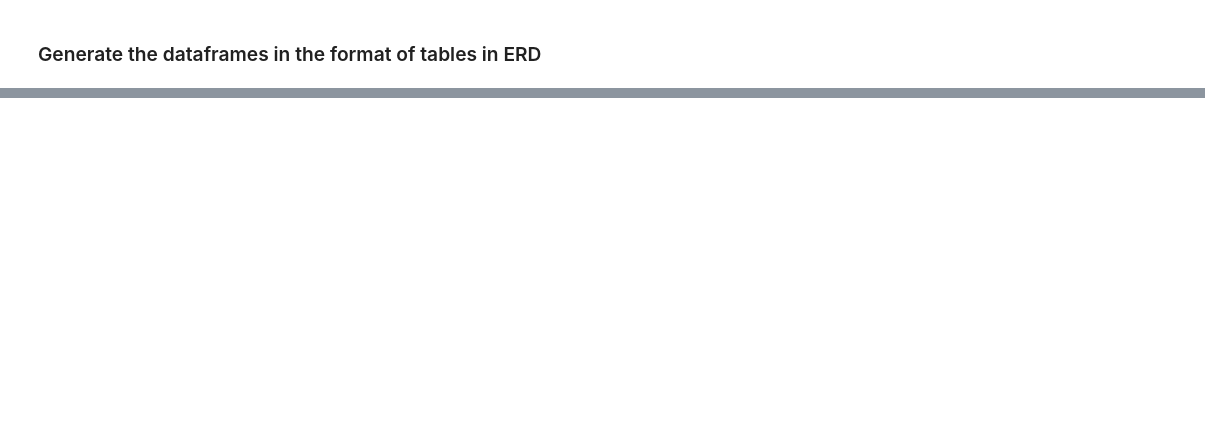
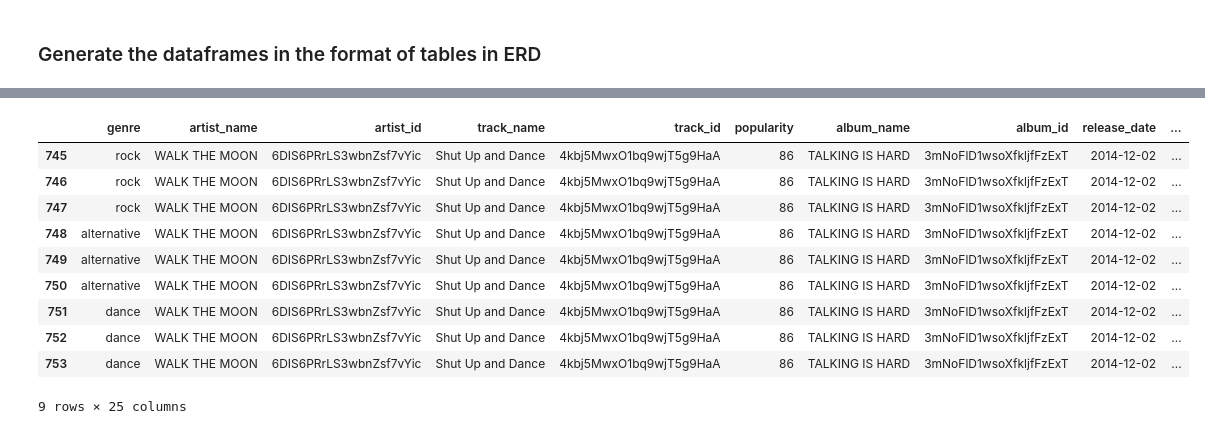
Before and after one commit to SOKAJ-7/M20---Group_11_Project, a Jupyter notebook: data_retrieval_using_Spotipy.ipynb, the cells around one changed output, grey strips where cells are left out. Drawn from its saved outputs; the diff is of its cells as text; code cells hidden in the pictures; blank space fills up the shorter version.

```diff
--- a/data_retrieval_using_Spotipy.ipynb
+++ b/data_retrieval_using_Spotipy.ipynb
@@ -378,0 +454,15 @@ df_all
+# %%
+# the same check with the same multiply-classified song now has 3 instances per genre.
+df_all[df_all['track_natural_key'] == 'WALK THE MOON_Shut Up and Dance']
+# %% [output]
+|  | genre | artist_name | artist_id | track_name | track_id | popularity | album_name | album_id | release_date | ... |
+| 745 | rock | WALK THE MOON | 6DIS6PRrLS3wbnZsf7vYic | Shut Up and Dance | 4kbj5MwxO1bq9wjT5g9HaA | 86 | TALKING IS HARD | 3mNoFlD1wsoXfkljfFzExT | 2014-12-02 | ... |
+| 746 | rock | WALK THE MOON | 6DIS6PRrLS3wbnZsf7vYic | Shut Up and Dance | 4kbj5MwxO1bq9wjT5g9HaA | 86 | TALKING IS HARD | 3mNoFlD1wsoXfkljfFzExT | 2014-12-02 | ... |
+| 747 | rock | WALK THE MOON | 6DIS6PRrLS3wbnZsf7vYic | Shut Up and Dance | 4kbj5MwxO1bq9wjT5g9HaA | 86 | TALKING IS HARD | 3mNoFlD1wsoXfkljfFzExT | 2014-12-02 | ... |
+| 748 | alternative | WALK THE MOON | 6DIS6PRrLS3wbnZsf7vYic | Shut Up and Dance | 4kbj5MwxO1bq9wjT5g9HaA | 86 | TALKING IS HARD | 3mNoFlD1wsoXfkljfFzExT | 2014-12-02 | ... |
+| 749 | alternative | WALK THE MOON | 6DIS6PRrLS3wbnZsf7vYic | Shut Up and Dance | 4kbj5MwxO1bq9wjT5g9HaA | 86 | TALKING IS HARD | 3mNoFlD1wsoXfkljfFzExT | 2014-12-02 | ... |
+| 750 | alternative | WALK THE MOON | 6DIS6PRrLS3wbnZsf7vYic | Shut Up and Dance | 4kbj5MwxO1bq9wjT5g9HaA | 86 | TALKING IS HARD | 3mNoFlD1wsoXfkljfFzExT | 2014-12-02 | ... |
+| 751 | dance | WALK THE MOON | 6DIS6PRrLS3wbnZsf7vYic | Shut Up and Dance | 4kbj5MwxO1bq9wjT5g9HaA | 86 | TALKING IS HARD | 3mNoFlD1wsoXfkljfFzExT | 2014-12-02 | ... |
+| 752 | dance | WALK THE MOON | 6DIS6PRrLS3wbnZsf7vYic | Shut Up and Dance | 4kbj5MwxO1bq9wjT5g9HaA | 86 | TALKING IS HARD | 3mNoFlD1wsoXfkljfFzExT | 2014-12-02 | ... |
+| 753 | dance | WALK THE MOON | 6DIS6PRrLS3wbnZsf7vYic | Shut Up and Dance | 4kbj5MwxO1bq9wjT5g9HaA | 86 | TALKING IS HARD | 3mNoFlD1wsoXfkljfFzExT | 2014-12-02 | ... |
+9 rows × 25 columns
```
Also changed, not shown: parts of 44 cells of this notebook.
